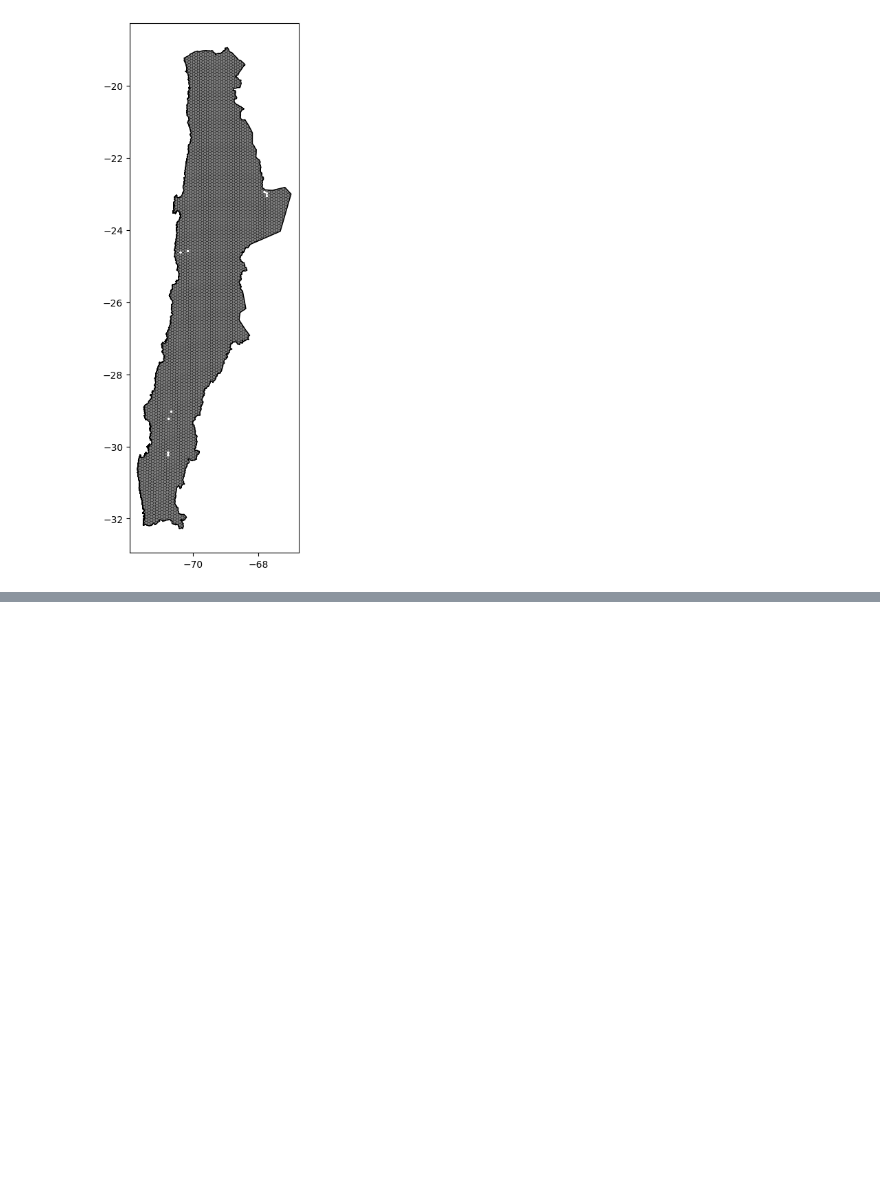
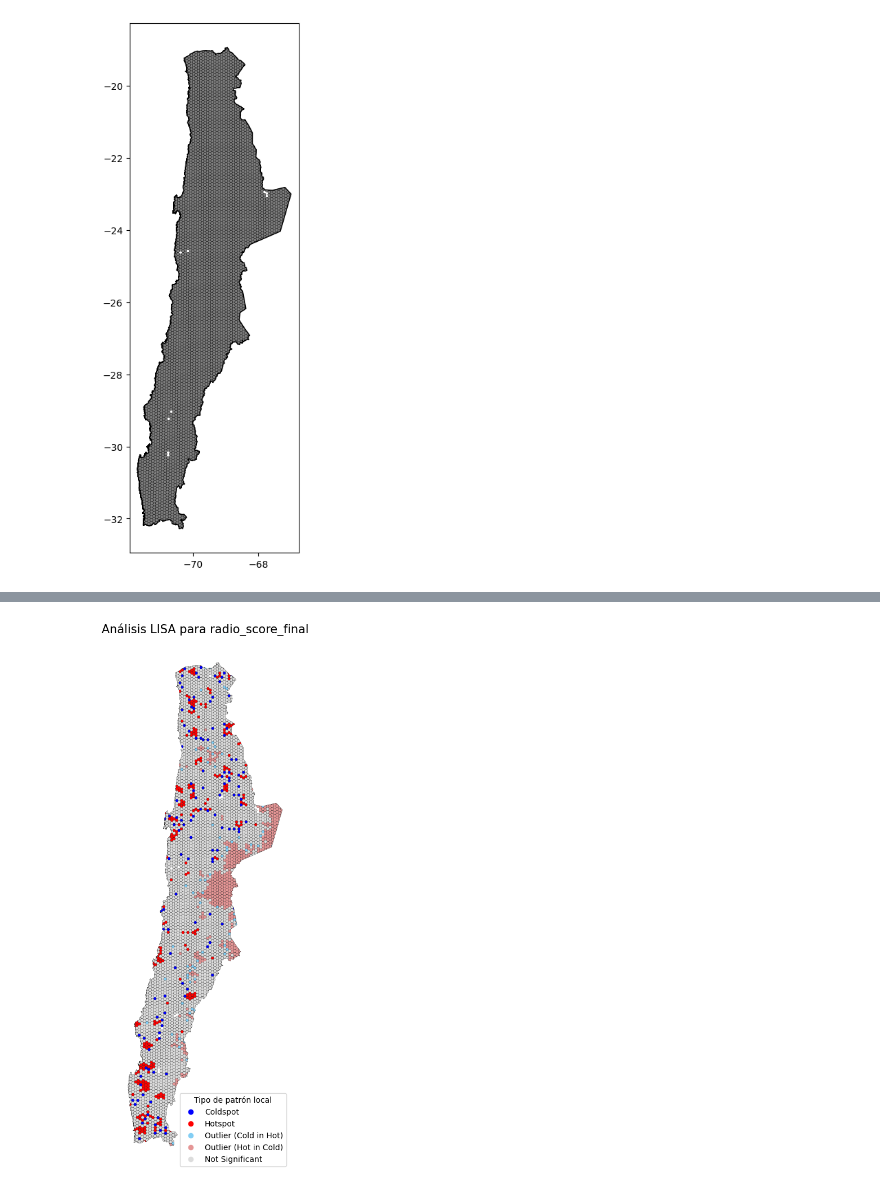
Before and after one commit to ChrisKmilo/Geoespatial-Project, a Jupyter notebook: Proyecto.ipynb, the cells around one changed output, grey strips where cells are left out. Saved outputs shown, nothing was run; the diff lists cells and outputs as text; code cells hidden in the pictures; blank space fills up the shorter version.

```diff
--- a/Proyecto.ipynb
+++ b/Proyecto.ipynb
@@ -797,0 +806,44 @@ Deje una pequeña mini descripcion en algunos para ir viendo su importancia jeje
+# %%
+palette = {
+    "Coldspot": "blue",
+    "Hotspot": "red",
+    "Outlier (Cold in Hot)": "#83cef4",  # celeste
+    "Outlier (Hot in Cold)": "#e59696",  # rosa
+    "Not Significant": "gainsboro"
+}
+# %%
+def clasificar_lisa(row):
+    if row['lisa_p'] >= 0.05:
+        return "Not Significant"
+    elif row['lisa_cluster'] == 1:
+        return "Hotspot"
+    elif row['lisa_cluster'] == 2:
+        return "Coldspot"
+    elif row['lisa_cluster'] == 3:
+        return "Outlier (Hot in Cold)"
+    elif row['lisa_cluster'] == 4:
+        return "Outlier (Cold in Hot)"
+    else:
+        return "Not Significant"
+
+hex_lisa['lisa_label'] = hex_lisa.apply(clasificar_lisa, axis=1)
+# %%
+fig, ax = plt.subplots(1, figsize=(10, 10))
+legend_elements = []
+
+for label, color in palette.items():
+    subset = hex_lisa[hex_lisa["lisa_label"] == label]
+    if not subset.empty:
+        subset.plot(ax=ax, color=color, label=label, edgecolor="black", linewidth=0.2)
+        legend_elements.append(
+            plt.Line2D([0], [0], marker='o', color='w',
+                    label=label, markerfacecolor=color, markersize=8)
+        )
+
+ax.set_title("Análisis LISA para radio_score_final", fontsize=15)
+ax.legend(handles=legend_elements, title="Tipo de patrón local", loc='lower right')
+ax.set_axis_off()
+plt.tight_layout()
+plt.show()
+# %% [output]
+[figure, added]
```
Also changed, not shown: parts of 64 cells of this notebook, 1 other file.
